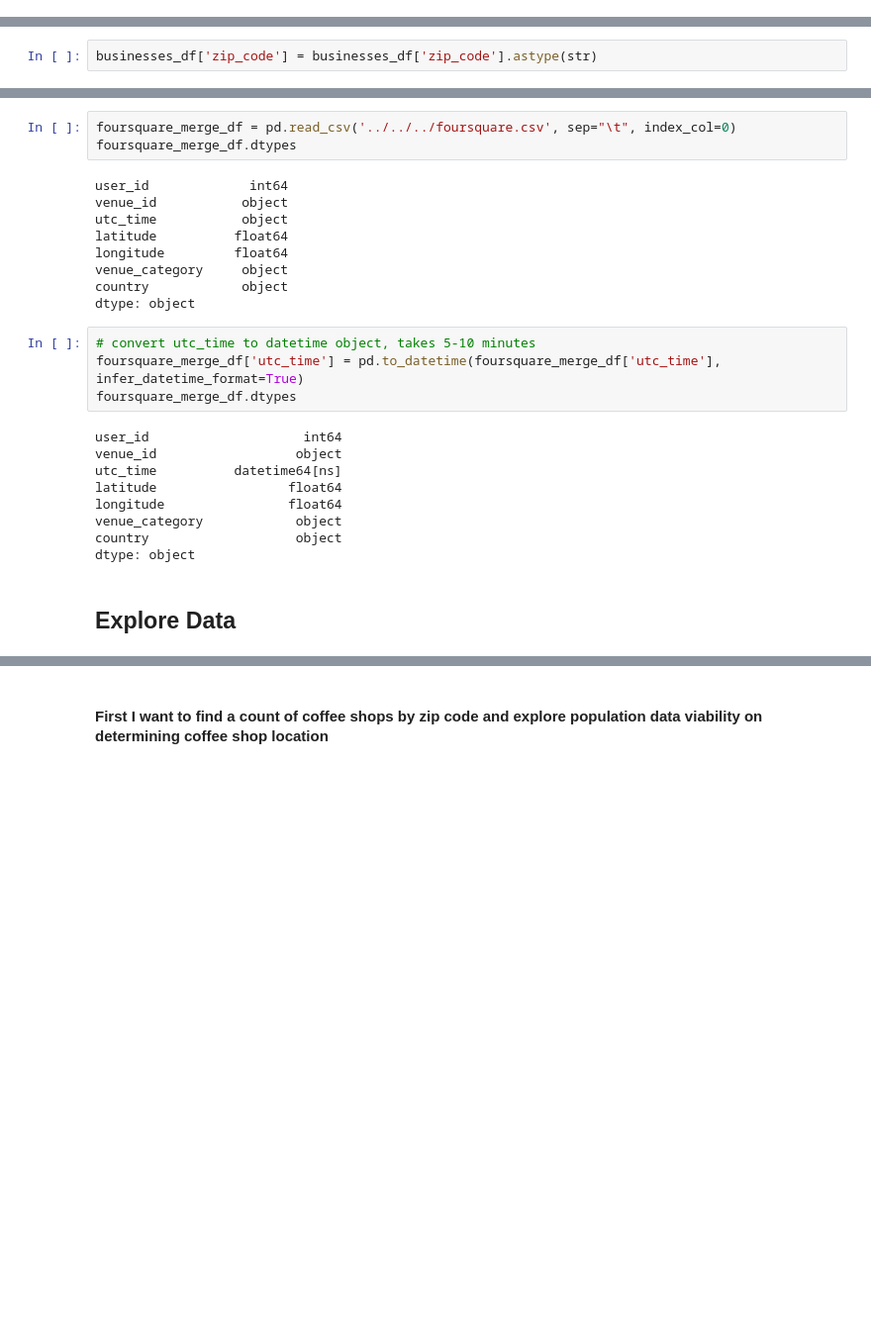
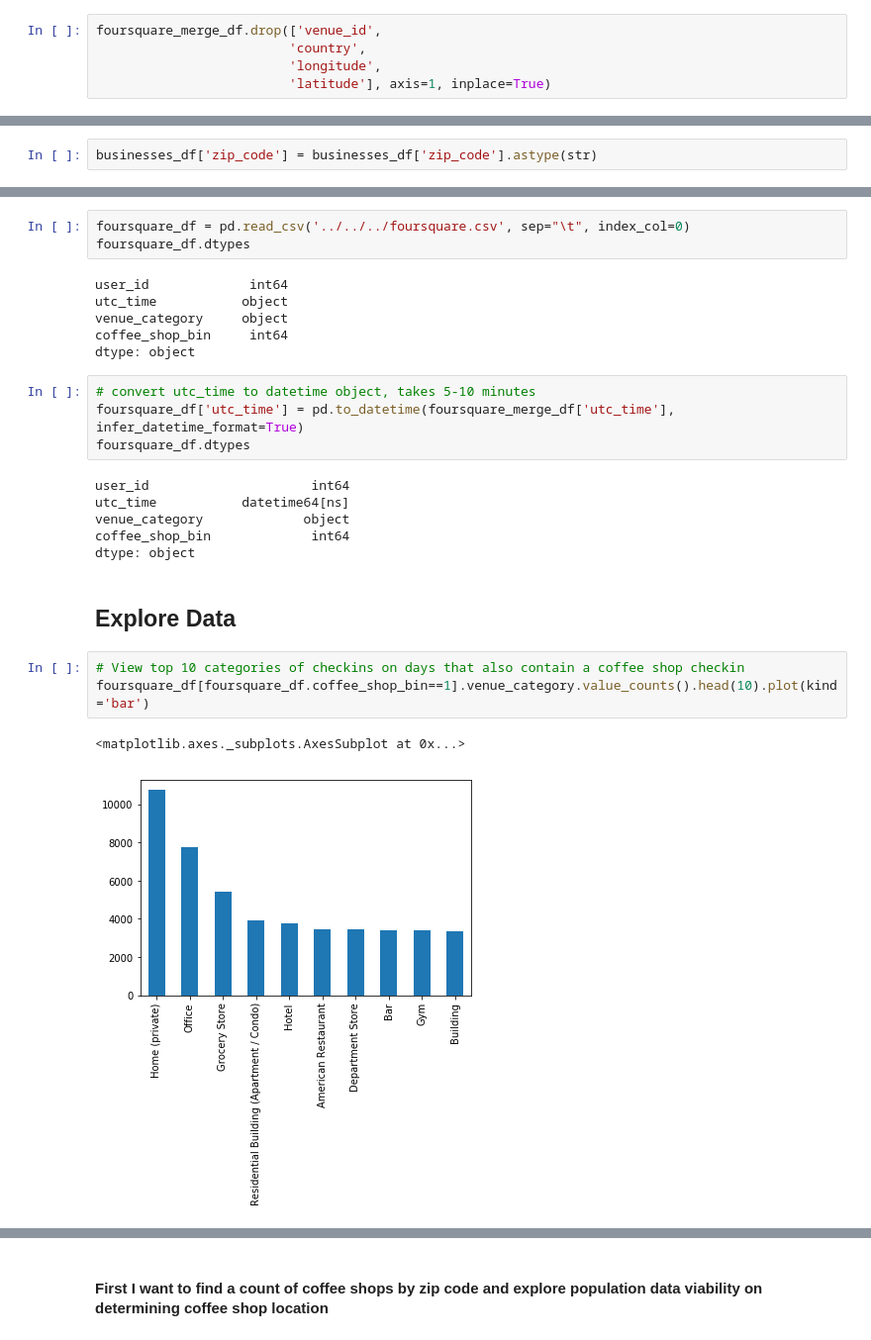
Before and after one commit to grassten/GA_datascience, a Jupyter notebook: Part3_EDA/Untitled.ipynb, the cells around one changed output, grey strips where cells are left out. Shown: that part at 99% size. Cells and saved outputs as stored; diff of their text form; blank space fills up the shorter version.

```diff
--- a/Part3_EDA/Untitled.ipynb
+++ b/Part3_EDA/Untitled.ipynb
@@ -288 +293,6 @@ print("10 lines: --- %s seconds ---" % (time.time() - start_time))
+# %%
+foursquare_merge_df.drop(['venue_id',
+                         'country',
+                         'longitude',
+                         'latitude'], axis=1, inplace=True)
 # %% [markdown]
@@ -330,29 +379,29 @@ businesses_df.head()
 | 3 | Rasika | 38.895008 | -77.021286 | 633 D St NW | Washington, DC | US | DC | 20004 | ['Indian'] | $$$ | ... |
 | 4 | Matchbox - Chinatown | 38.900050 | -77.022540 | 713 H St NW | Washington, DC | US | DC | 20001 | ['Pizza', 'American (New)'] | $$ | ... |
 # %%
-foursquare_merge_df = pd.read_csv('../../../foursquare.csv', sep="\t", index_col=0)
-foursquare_merge_df.dtypes
+foursquare_df = pd.read_csv('../../../foursquare.csv', sep="\t", index_col=0)
+foursquare_df.dtypes
 # %% [output]
 user_id             int64
-venue_id           object
 utc_time           object
-latitude          float64
-longitude         float64
 venue_category     object
-country            object
+coffee_shop_bin     int64
 dtype: object
 # %%
 # convert utc_time to datetime object, takes 5-10 minutes
-foursquare_merge_df['utc_time'] = pd.to_datetime(foursquare_merge_df['utc_time'], infer_datetime_format=True)
-foursquare_merge_df.dtypes
+foursquare_df['utc_time'] = pd.to_datetime(foursquare_merge_df['utc_time'], infer_datetime_format=True)
+foursquare_df.dtypes
 # %% [output]
-user_id                    int64
-venue_id                  object
-utc_time          datetime64[ns]
-latitude                 float64
-longitude                float64
-venue_category            object
-country                   object
+user_id                     int64
+utc_time           datetime64[ns]
+venue_category             object
+coffee_shop_bin             int64
 dtype: object
 # %% [markdown]
 ## Explore Data
+# %%
+# View top 10 categories of checkins on days that also contain a coffee shop checkin
+foursquare_df[foursquare_df.coffee_shop_bin==1].venue_category.value_counts().head(10).plot(kind='bar')
+# %% [output]
+<matplotlib.axes._subplots.AxesSubplot at 0x...>
+[figure, added]
```
Also changed, not shown: parts of 13 cells of this notebook.
